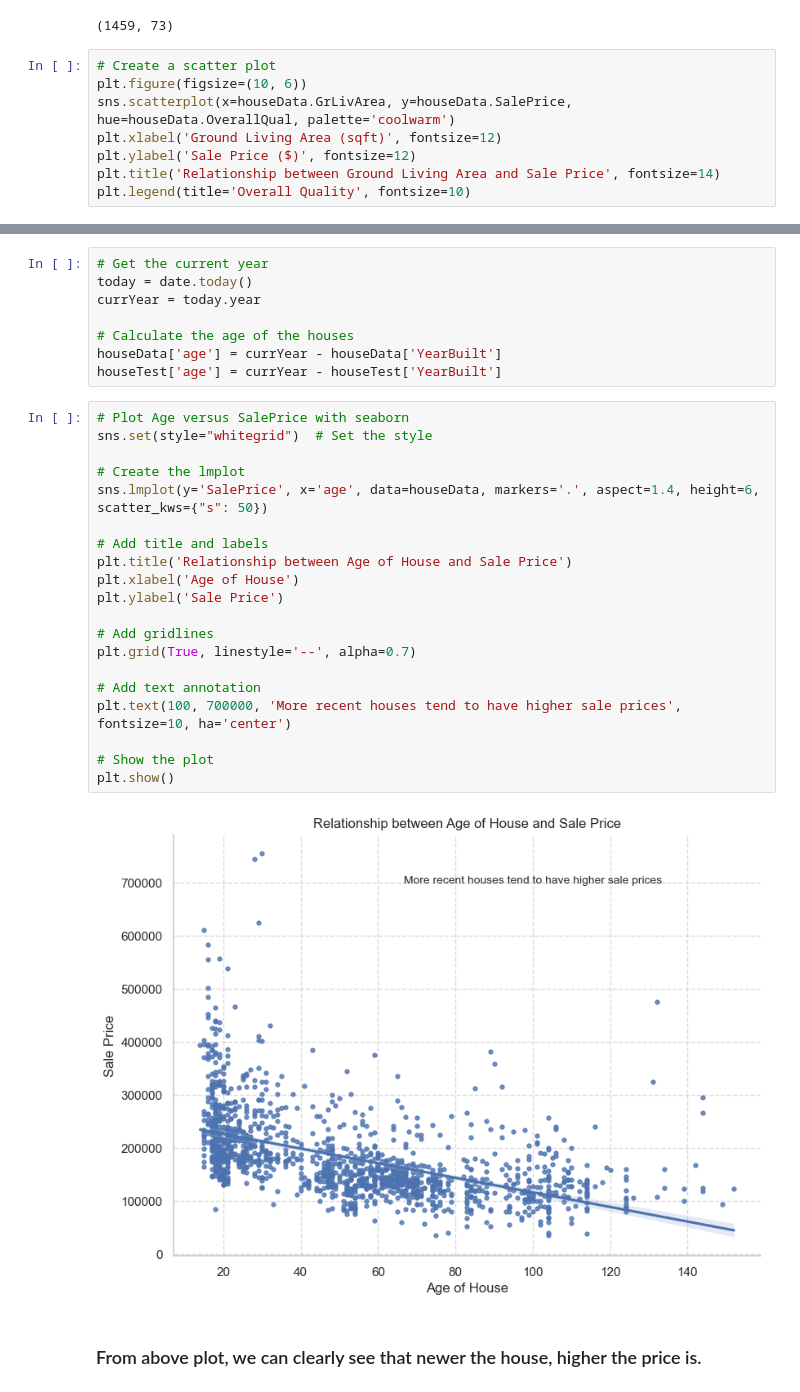
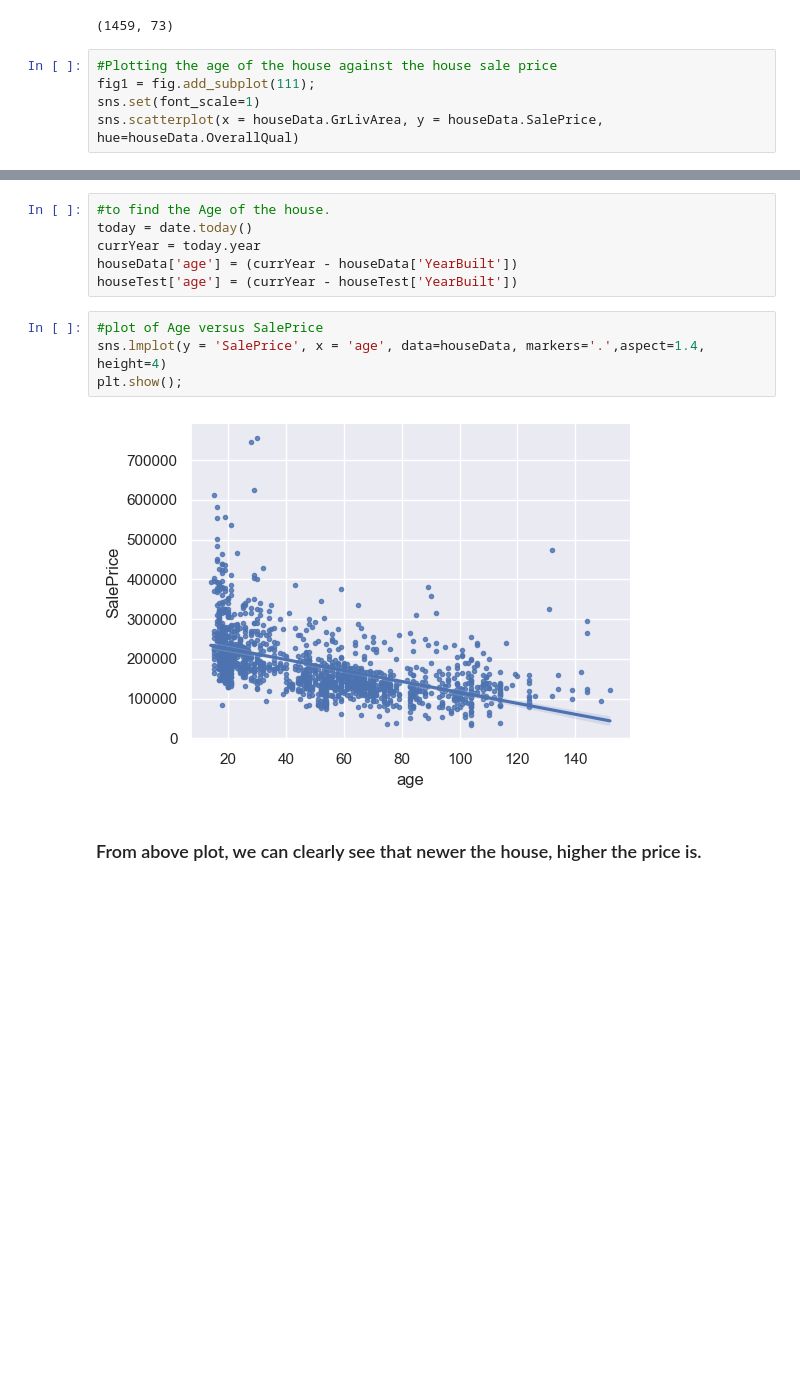
Before and after one commit to vineetkukreti/House_price_prediction, a Jupyter notebook: Notebooks/HousePriceRegression_With_Ensemble.ipynb, the cells around one changed output, grey strips where cells are left out. Drawn from its saved outputs; the diff is of its cells as text; blank space fills up the shorter version.

```diff
--- a/Notebooks/HousePriceRegression_With_Ensemble.ipynb
+++ b/Notebooks/HousePriceRegression_With_Ensemble.ipynb
@@ -489,11 +339,8 @@ houseTest.shape
 # %% [output]
 (1459, 73)
 # %%
-# Create a scatter plot
-plt.figure(figsize=(10, 6))
-sns.scatterplot(x=houseData.GrLivArea, y=houseData.SalePrice, hue=houseData.OverallQual, palette='coolwarm')
-plt.xlabel('Ground Living Area (sqft)', fontsize=12)
-plt.ylabel('Sale Price ($)', fontsize=12)
-plt.title('Relationship between Ground Living Area and Sale Price', fontsize=14)
-plt.legend(title='Overall Quality', fontsize=10)
+#Plotting the age of the house against the house sale price
+fig1 = fig.add_subplot(111);
+sns.set(font_scale=1)
+sns.scatterplot(x = houseData.GrLivArea, y = houseData.SalePrice, hue=houseData.OverallQual)
 # %% [output]
@@ -502,33 +349,15 @@ plt.legend(title='Overall Quality', fontsize=10)
 # %%
-# Get the current year
+#to find the Age of the house.
 today = date.today()
 currYear = today.year
-
-# Calculate the age of the houses
-houseData['age'] = currYear - houseData['YearBuilt']
-houseTest['age'] = currYear - houseTest['YearBuilt']
+houseData['age'] = (currYear - houseData['YearBuilt'])
+houseTest['age'] = (currYear - houseTest['YearBuilt'])
 # %%
-# Plot Age versus SalePrice with seaborn
-sns.set(style="whitegrid")  # Set the style
-
-# Create the lmplot
-sns.lmplot(y='SalePrice', x='age', data=houseData, markers='.', aspect=1.4, height=6, scatter_kws={"s": 50})
-
-# Add title and labels
-plt.title('Relationship between Age of House and Sale Price')
-plt.xlabel('Age of House')
-plt.ylabel('Sale Price')
-
-# Add gridlines
-plt.grid(True, linestyle='--', alpha=0.7)
-
-# Add text annotation
-plt.text(100, 700000, 'More recent houses tend to have higher sale prices', fontsize=10, ha='center')
-
-# Show the plot
-plt.show()
+#plot of Age versus SalePrice
+sns.lmplot(y = 'SalePrice', x = 'age', data=houseData, markers='.',aspect=1.4, height=4)
+plt.show();
 # %% [output]
-[figure, old version]
+[figure, new version]
 # %% [markdown]
 ### From above plot, we can clearly see that newer the house, higher the price is.
 # %%
```
Also changed, not shown: parts of 36 cells of this notebook, 5 other files.
